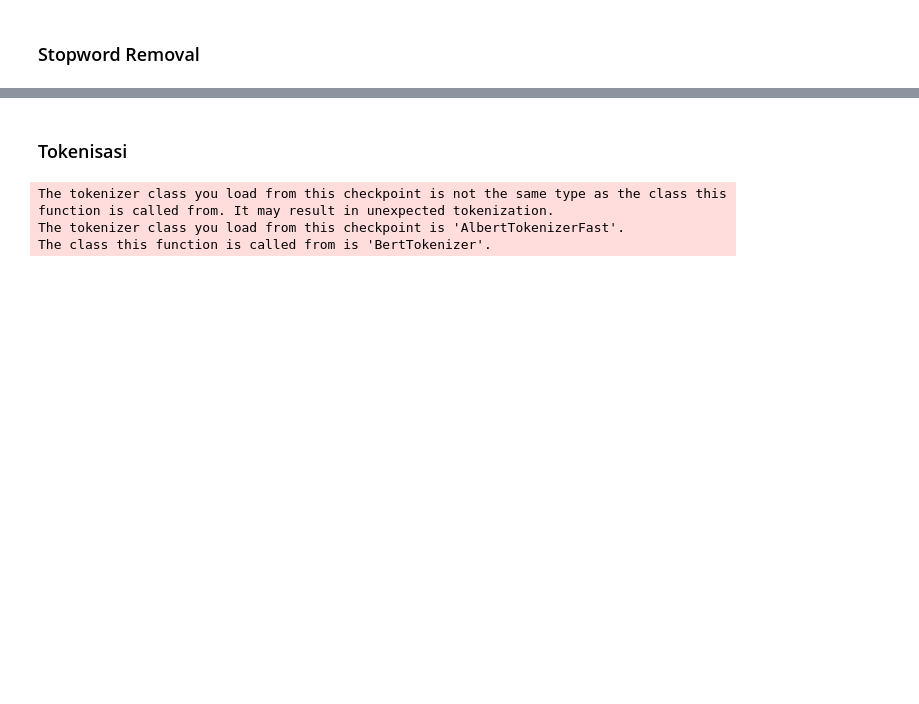
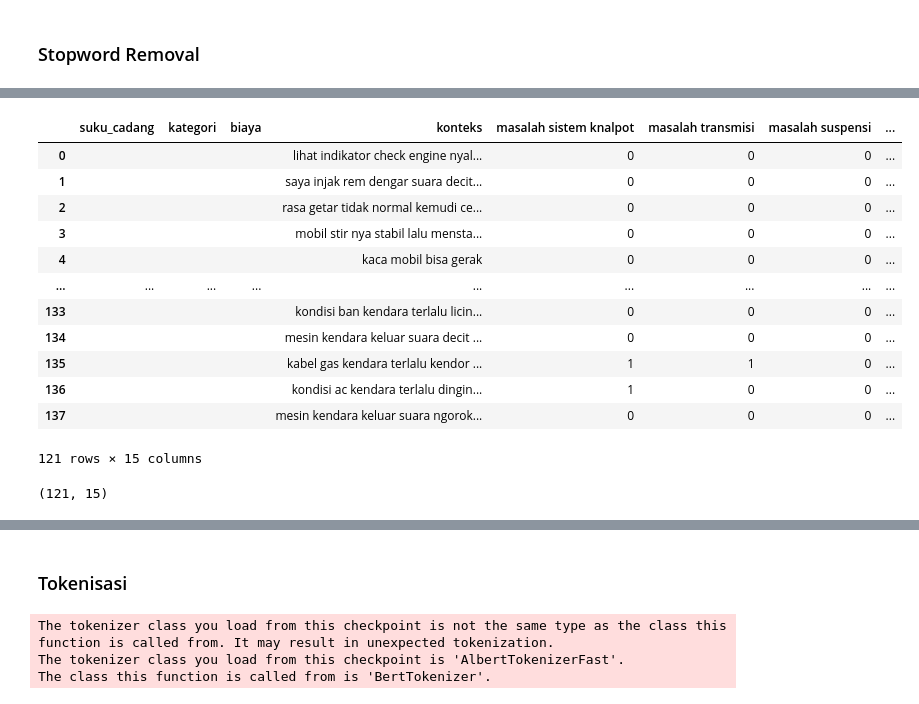
Before and after one commit to AkhdanFirdaus/bmn-model, a Jupyter notebook: final_ta_klasifikasi_teks_bert_keras.ipynb, the cells around one changed output, grey strips where cells are left out. Drawn from its saved outputs; the diff is of its cells as text; code cells hidden in the pictures; blank space fills up the shorter version.

```diff
--- a/final_ta_klasifikasi_teks_bert_keras.ipynb
+++ b/final_ta_klasifikasi_teks_bert_keras.ipynb
@@ -203,0 +335,5 @@ mesin kendara dengar berisik tidak stabil guna
+# %%
+# Menambahkan Kolom Label
+dataset_1_labeled = dataset_1.copy()
+dataset_1_labeled[LABELS] = 0
+dataset_1_labeled.head()
@@ -203,0 +347,5 @@ mesin kendara dengar berisik tidak stabil guna
+# %%
+# Menambahkan Kolom Label
+dataset_2_labeled = dataset_2.copy()
+dataset_2_labeled[LABELS] = 0
+dataset_2_labeled.head()
@@ -203,0 +398,5 @@ mesin kendara dengar berisik tidak stabil guna
+# %%
+for index, row in dataset_1_labeled.iterrows():
+  kategori = row['kategori']
+  update_value = labeling(kategori, 'Kategori')
+  dataset_1_labeled.loc[index, list(update_value.keys())] = list(update_value.values())
@@ -203,0 +421,5 @@ mesin kendara dengar berisik tidak stabil guna
+# %%
+for index, row in dataset_2_labeled.iterrows():
+  masalah = row['masalah']
+  update_value = labeling2(masalah, 'Kerusakan')
+  dataset_2_labeled.loc[index, list(update_value.keys())] = list(update_value.values())
@@ -203,0 +457,21 @@ mesin kendara dengar berisik tidak stabil guna
+# %%
+dataset_2_labeled = dataset_2_labeled.drop(columns=['masalah'])
+dataset_2_labeled
+# %% [output]
+|  | suku_cadang | kategori | biaya | konteks | masalah sistem knalpot | masalah transmisi | masalah suspensi | ... |
+| 0 |  |  |  | lihat indikator check engine nyal... | 0 | 0 | 0 | ... |
+| 1 |  |  |  | saya injak rem dengar suara decit... | 0 | 0 | 0 | ... |
+| 2 |  |  |  | rasa getar tidak normal kemudi ce... | 0 | 0 | 0 | ... |
+| 3 |  |  |  | mobil stir nya stabil lalu mensta... | 0 | 0 | 0 | ... |
+| 4 |  |  |  | kaca mobil bisa gerak | 0 | 0 | 0 | ... |
+| ... | ... | ... | ... | ... | ... | ... | ... | ... |
+| 133 |  |  |  | kondisi ban kendara terlalu licin... | 0 | 0 | 0 | ... |
+| 134 |  |  |  | mesin kendara keluar suara decit ... | 0 | 0 | 0 | ... |
+| 135 |  |  |  | kabel gas kendara terlalu kendor ... | 1 | 1 | 0 | ... |
+| 136 |  |  |  | kondisi ac kendara terlalu dingin... | 1 | 0 | 0 | ... |
+| 137 |  |  |  | mesin kendara keluar suara ngorok... | 0 | 0 | 0 | ... |
+121 rows × 15 columns
+# %%
+dataset_2_labeled.shape
+# %% [output]
+(121, 15)
```
Also changed, not shown: parts of 133 cells of this notebook.
